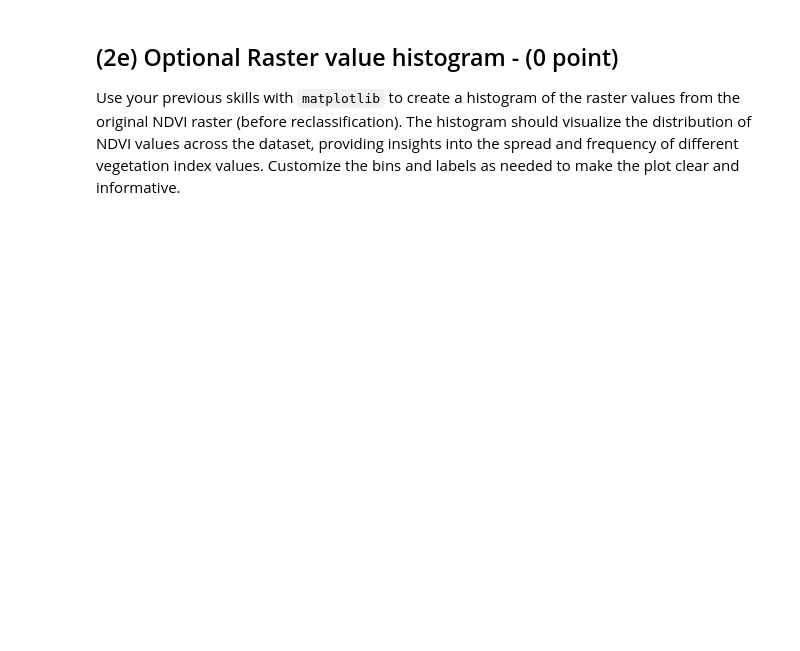
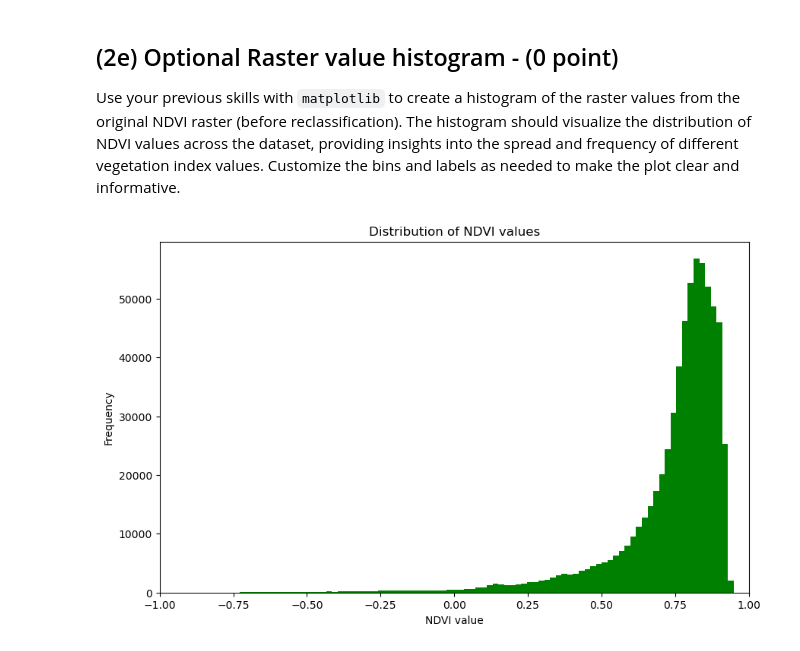
Before and after one commit to lasain/oma-excercise-6, a Jupyter notebook: Exercise-6-problem-2.ipynb, the cells around one changed output. Drawn from its saved outputs; the diff is of its cells as text; code cells hidden in the pictures; blank space fills up the shorter version.

```diff
--- a/Exercise-6-problem-2.ipynb
+++ b/Exercise-6-problem-2.ipynb
@@ -100,3 +158,17 @@ In this task, you will reclassify the NDVI values into distinct vegetation categ
 ## (2e) Optional Raster value histogram - (0 point)
 
 Use your previous skills with `matplotlib` to create a histogram of the raster values from the original NDVI raster (before reclassification). The histogram should visualize the distribution of NDVI values across the dataset, providing insights into the spread and frequency of different vegetation index values. Customize the bins and labels as needed to make the plot clear and informative.
+# %%
+# Plot a histogram
+f, ax = plt.subplots(figsize=(10, 6))
+NDVI.plot.hist(ax=ax,
+       color="green",
+              bins = 100
+              )
+ax.set(title="Distribution of NDVI values",
+       xlabel='NDVI value',
+       ylabel='Frequency')
+ax.set_xlim(xmin=-1, xmax=1)
+plt.show()
+# %% [output]
+[figure, added]
```
Also changed, not shown: parts of 6 cells of this notebook, 2 other files.
